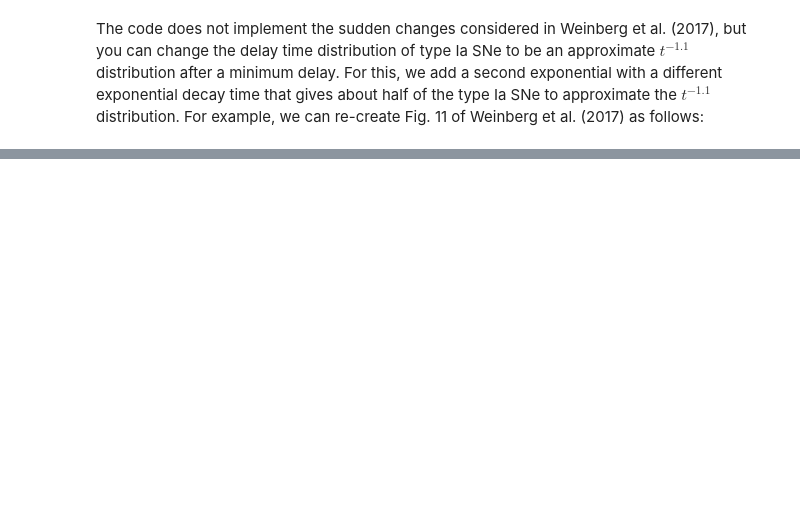
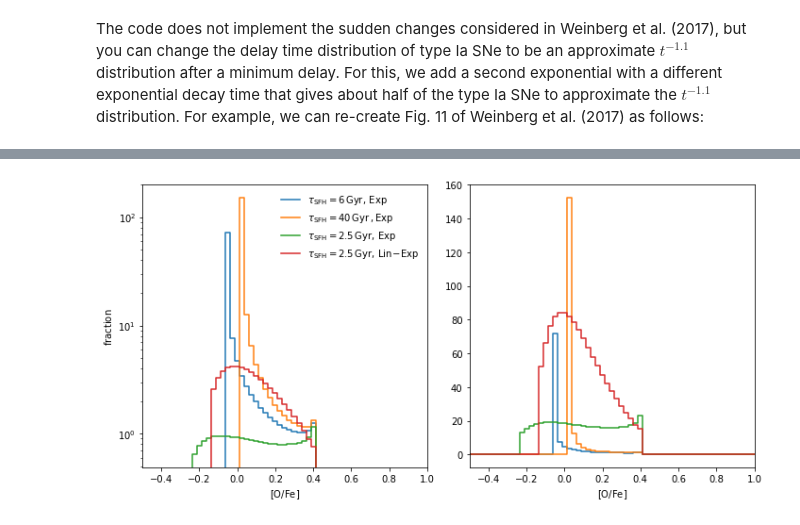
Before and after one commit to jobovy/kimmy, a Jupyter notebook: kimmy-example.ipynb, the cells around one changed output, grey strips where cells are left out. Saved outputs shown, nothing was run; the diff lists cells and outputs as text; code cells hidden in the pictures; blank space fills up the shorter version.

```diff
--- a/kimmy-example.ipynb
+++ b/kimmy-example.ipynb
@@ -187,0 +252,50 @@ tight_layout();
+# %%
+figsize(10,5)
+OFes= numpy.linspace(-0.5,1.,61)
+oz.default()
+oz.tau_SFH= 6.*u.Gyr
+oz.sfh= 'exp'
+y= [oz.O_Fe_DF(f)/4. for f in OFes]
+subplot(1,2,1)
+semilogy(OFes,y,ls='steps-mid',
+        label=r'$\tau_{\mathrm{SFH}} = 6\,\mathrm{Gyr},\, \mathrm{Exp}$')
+subplot(1,2,2)
+plot(OFes,y,ls='steps-mid',
+        label=r'$\tau_{\mathrm{SFH}} = 6\,\mathrm{Gyr},\, \mathrm{Exp}$')
+oz.tau_SFH= 40*u.Gyr
+y= [oz.O_Fe_DF(f)/4. for f in OFes]
+subplot(1,2,1)
+semilogy(OFes,y,ls='steps-mid',
+        label=r'$\tau_{\mathrm{SFH}} = 40\,\mathrm{Gyr}\,, \mathrm{Exp}$')
+subplot(1,2,2)
+plot(OFes,y,ls='steps-mid',
+        label=r'$\tau_{\mathrm{SFH}} = 40\,\mathrm{Gyr}\,, \mathrm{Exp}$')
+oz.tau_SFH= 2.5*u.Gyr
+y= [oz.O_Fe_DF(f)/4. for f in OFes]
+subplot(1,2,1)
+semilogy(OFes,y,ls='steps-mid',
+        label=r'$\tau_{\mathrm{SFH}} = 2.5\,\mathrm{Gyr},\, \mathrm{Exp}$')
+subplot(1,2,2)
+y= numpy.array(y)*20
+plot(OFes,y,ls='steps-mid',
+        label=r'$\tau_{\mathrm{SFH}} = 2.5\,\mathrm{Gyr},\, \mathrm{Exp}$')
+oz.sfh= 'lin-exp'
+y= [oz.O_Fe_DF(f)/4. for f in OFes]
+subplot(1,2,1)
+semilogy(OFes,y,ls='steps-mid',
+        label=r'$\tau_{\mathrm{SFH}} = 2.5\,\mathrm{Gyr},\, \mathrm{Lin\!-\!Exp}$')
+subplot(1,2,2)
+y= numpy.array(y)*20
+plot(OFes,y,ls='steps-mid',
+        label=r'$\tau_{\mathrm{SFH}} = 2.5\,\mathrm{Gyr},\, \mathrm{Lin\!-\!Exp}$')
+subplot(1,2,1)
+xlabel(r'$[\mathrm{O/Fe}]$')
+ylabel(r'$\mathrm{fraction}$')
+xlim(-0.5,1.)
+legend(frameon=False)
+subplot(1,2,2)
+xlabel(r'$[\mathrm{O/Fe}]$')
+xlim(-0.5,1.)
+tight_layout();
+# %% [output]
+[figure, added]
```
Also changed, not shown: parts of 9 cells of this notebook, 1 other file.
